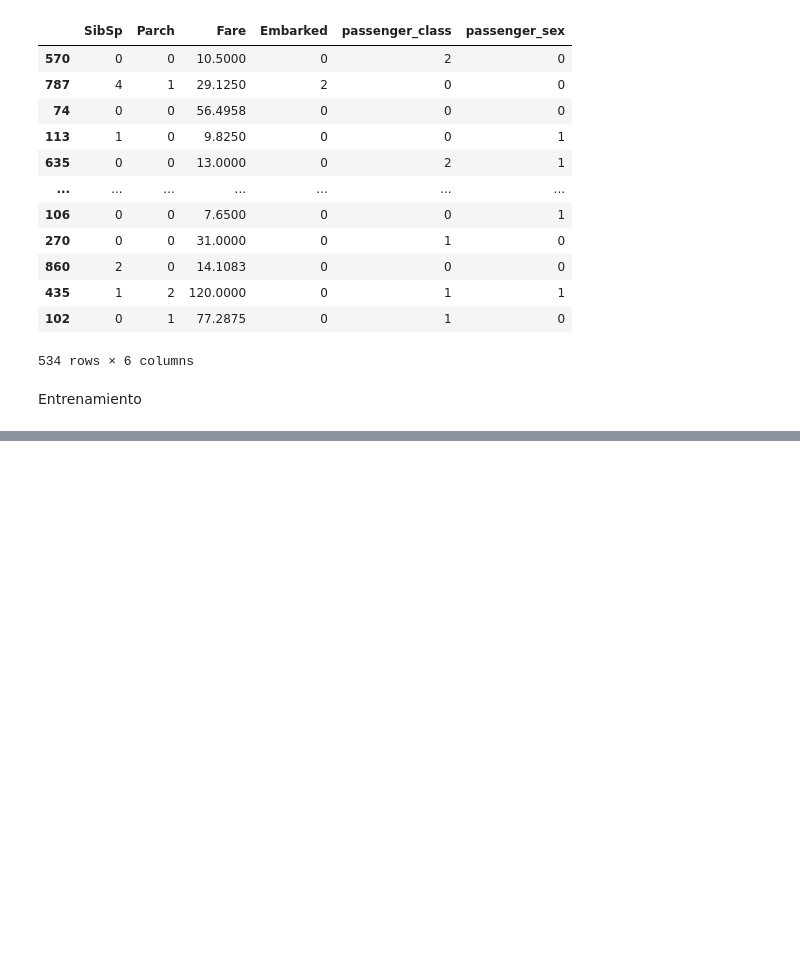
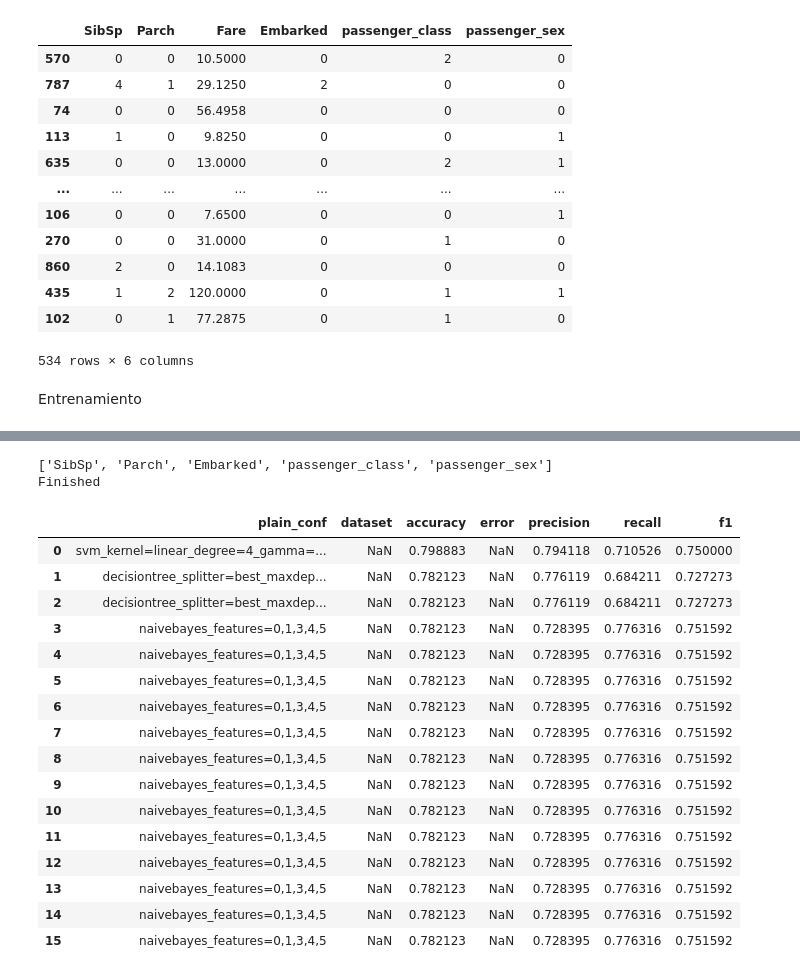
Before and after one commit to ricardojmv85/StatisticalLearning, a Jupyter notebook: proyecto/Proyecto.ipynb, the cells around one changed output, grey strips where cells are left out. Drawn from its saved outputs; the diff is of its cells as text; code cells hidden in the pictures; blank space fills up the shorter version.

```diff
--- a/proyecto/Proyecto.ipynb
+++ b/proyecto/Proyecto.ipynb
@@ -280,0 +322,6 @@ insert_into_csv(test_df)
+# %%
+test_dt_conf = "naivebayes_features=0,1,3,4,5"
+train(test_dt_conf, X_train, y_train, X_validation, y_validation)
+# %% [output]
+['SibSp', 'Parch', 'Embarked', 'passenger_class', 'passenger_sex']
+Finished
@@ -280,0 +336,20 @@ insert_into_csv(test_df)
+# %%
+pd.read_csv('bitacora.csv')
+# %% [output]
+|  | plain_conf | dataset | accuracy | error | precision | recall | f1 |
+| 0 | svm_kernel=linear_degree=4_gamma=... | NaN | 0.798883 | NaN | 0.794118 | 0.710526 | 0.750000 |
+| 1 | decisiontree_splitter=best_maxdep... | NaN | 0.782123 | NaN | 0.776119 | 0.684211 | 0.727273 |
+| 2 | decisiontree_splitter=best_maxdep... | NaN | 0.782123 | NaN | 0.776119 | 0.684211 | 0.727273 |
+| 3 | naivebayes_features=0,1,3,4,5 | NaN | 0.782123 | NaN | 0.728395 | 0.776316 | 0.751592 |
+| 4 | naivebayes_features=0,1,3,4,5 | NaN | 0.782123 | NaN | 0.728395 | 0.776316 | 0.751592 |
+| 5 | naivebayes_features=0,1,3,4,5 | NaN | 0.782123 | NaN | 0.728395 | 0.776316 | 0.751592 |
+| 6 | naivebayes_features=0,1,3,4,5 | NaN | 0.782123 | NaN | 0.728395 | 0.776316 | 0.751592 |
+| 7 | naivebayes_features=0,1,3,4,5 | NaN | 0.782123 | NaN | 0.728395 | 0.776316 | 0.751592 |
+| 8 | naivebayes_features=0,1,3,4,5 | NaN | 0.782123 | NaN | 0.728395 | 0.776316 | 0.751592 |
+| 9 | naivebayes_features=0,1,3,4,5 | NaN | 0.782123 | NaN | 0.728395 | 0.776316 | 0.751592 |
+| 10 | naivebayes_features=0,1,3,4,5 | NaN | 0.782123 | NaN | 0.728395 | 0.776316 | 0.751592 |
+| 11 | naivebayes_features=0,1,3,4,5 | NaN | 0.782123 | NaN | 0.728395 | 0.776316 | 0.751592 |
+| 12 | naivebayes_features=0,1,3,4,5 | NaN | 0.782123 | NaN | 0.728395 | 0.776316 | 0.751592 |
+| 13 | naivebayes_features=0,1,3,4,5 | NaN | 0.782123 | NaN | 0.728395 | 0.776316 | 0.751592 |
+| 14 | naivebayes_features=0,1,3,4,5 | NaN | 0.782123 | NaN | 0.728395 | 0.776316 | 0.751592 |
+| 15 | naivebayes_features=0,1,3,4,5 | NaN | 0.782123 | NaN | 0.728395 | 0.776316 | 0.751592 |
```
Also changed, not shown: parts of 7 cells of this notebook.
